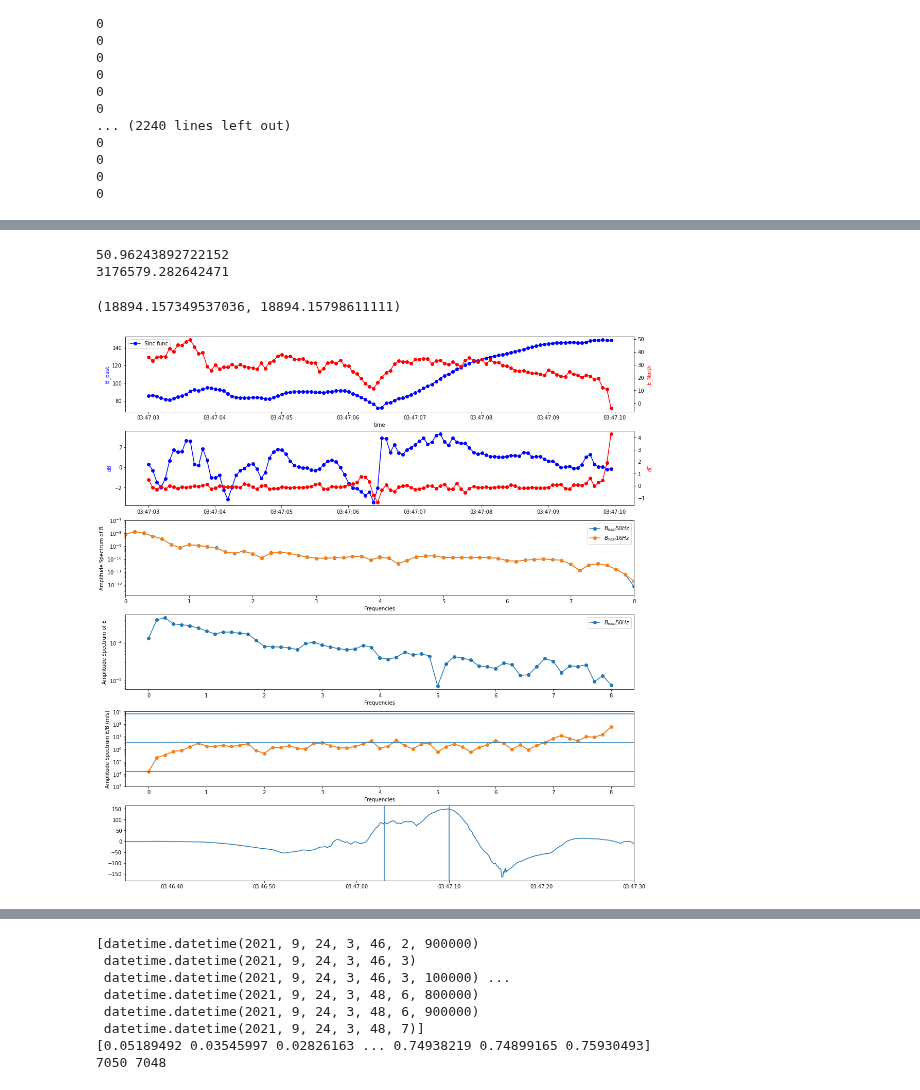
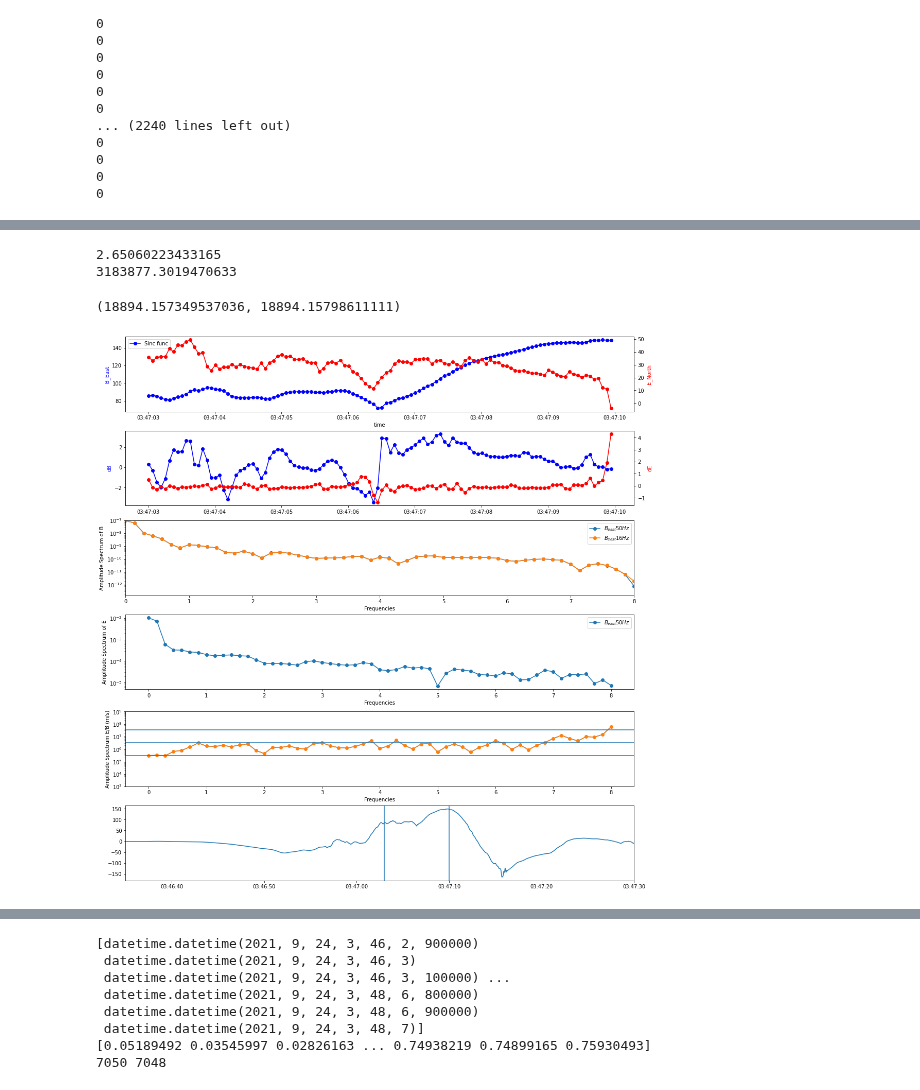
Before and after one commit to CassandraAuri/Physics_Work, a Jupyter notebook: Aurora_Work/alfven_panel.ipynb, the cells around one changed output, grey strips where cells are left out. Cells and saved outputs as stored; diff of their text form; code cells hidden in the pictures.

```diff
--- a/Aurora_Work/alfven_panel.ipynb
+++ b/Aurora_Work/alfven_panel.ipynb
@@ -597,7 +600,7 @@ index_max_val_b = np.argmin(index_max_b)
 frequencies_50, powerspec_50 = signal.periodogram(
 B_RES[range(index_min_val_b, index_max_val_b), 1],
 50,
-window="hann",detrend=False scaling='spectrum'
+window="hann",detrend=False , scaling='spectrum'
 )
 
 ax[0].plot(
@@ -606,7 +609,7 @@ ax[0].plot(
 
 frequencies_resample, powerspec_resample = signal.periodogram(
 B_RES_resample[range(index_min_val_e, index_max_val_e), 1],
-16,  window='hann',detrend=False scaling='spectrum'
+16,  window='hann',detrend=False , scaling='spectrum'
 )
 ax[0].plot(
     frequencies_resample, np.sqrt(powerspec_resample),'-o', label=r"$B_{east} 16Hz$"
@@ -615,7 +618,7 @@ ax[0].plot(
 frequencies_B_sinc, powerspec_B_sinc = signal.periodogram(
     B_RES_sinc[range(index_min_val_e, index_max_val_e), 1],
     16,
-    window="hann",detrend=False scaling='spectrum'
+    window="hann",detrend=False , scaling='spectrum'
 )
 
 #ax[0].plot(frequencies_B_sinc, np.sqrt(powerspec_B_sinc), '-o', label=r"$B_{east} 16 sincHz$")
@@ -635,7 +638,7 @@ ax[0].set_ylim(1.5e-13, 1e-7)
 frequencies_E, powerspec_E = signal.periodogram(
     ElectricNEC[range(index_min_val_e, index_max_val_e), 1],
     16,
-    window="hann",detrend=False scaling='spectrum'
+    window="hann",detrend=False , scaling='spectrum'
 )
 ax[1].plot(
     frequencies_E, np.sqrt(powerspec_E), '-o', label=r"$B_{east} 50Hz$"
@@ -682,12 +685,12 @@ ax22.set_ylabel("E_North", color='red')
 frequencies_per_E, powerspec_per_E = signal.periodogram(
     ElectricNEC[range(index_min_val_e, index_max_val_e), 0],
     16,
-    window="hann",detrend=False scaling='spectrum'
+    window="hann",detrend=False , scaling='spectrum'
 )
 frequencies_per_B_scipy, powerspec_per_B_scipy = signal.periodogram(
     B_RES_resample[range(index_min_val_e, index_max_val_e), 1],
     16,
-    window="hann",detrend=False scaling='spectrum'
+    window="hann",detrend=False , scaling='spectrum'
 )
 ax[3].plot(
     frequencies_per_B_scipy,
@@ -697,7 +700,7 @@ ax[3].plot(
 frequencies_per_sinc, powerspec_per_B_sinc = signal.periodogram(
     B_RES_sinc[range(index_min_val_e, index_max_val_e), 1],
     16,
-    window="hann",detrend=False scaling='spectrum'
+    window="hann",detrend=False , scaling='spectrum'
 )
 
 ax[3].plot(frequencies_per_sinc, np.sqrt(powerspec_per_E/powerspec_per_B_scipy),'-o', label="E_N/B_E Fourier Transform")
@@ -711,36 +714,36 @@ ax[3].axhline(y=(np.mean(np.sqrt(powerspec_per_E/powerspec_per_B_sinc)))**2*np.s
 ax[3].axhline(y=(np.mean(np.sqrt(powerspec_per_E/powerspec_per_B_sinc)))**2* 1/(np.sqrt(powerspec_per_E/powerspec_per_B_sinc)[0]*mu0)*mu0)
 
 
 ax[3].set_ylabel("Amplitude Spectrum E/B (m/s)")
 
 ax[3].set_xlabel("Frequencies")
 ##ax[4].set_yscale("symlog")
 ax[4].plot(time_b, B_RES[:,1]*1e9)
 ax[4].axvline(time_range[0])
 ax[4].axvline(time_range[1])
 
 ax[5].plot(
     time_e[range(index_min_val_e, index_max_val_e)],
     np.gradient(B_RES_sinc[range(index_min_val_e, index_max_val_e), 1]*1e9),  "-o",
     label="Sinc func", color='blue'
 )
 ax[5].set_ylabel("dB", color='blue')
 ax5=ax[5].twinx()
 ax5.plot(
     time_e[range(index_min_val_e, index_max_val_e)],
     np.gradient(ElectricNEC[range(index_min_val_e, index_max_val_e), 1]*1e3), "-o",
     label="Electric field", color='red'
 )
 ax5.set_ylabel("dE", color='red')
 print(1/(1.256e-6*np.sqrt(powerspec_per_E/powerspec_per_B_sinc)[0]))
 print(np.mean(np.sqrt(powerspec_per_E/powerspec_per_B_sinc)))
 
 ax[4].set_xlim((datetime(2021,9,24,3,46,35), datetime(2021,9,24,3,47,30)))
 # %% [output]
-50.96243892722152
-3176579.282642471
+2.65060223433165
+3183877.3019470633
 (18894.157349537036, 18894.15798611111)
-[figure, old version]
+[figure, new version]
 # %%
 from scipy import interpolate
 
```
Also changed, not shown: parts of 5 cells of this notebook, 2 other files.
